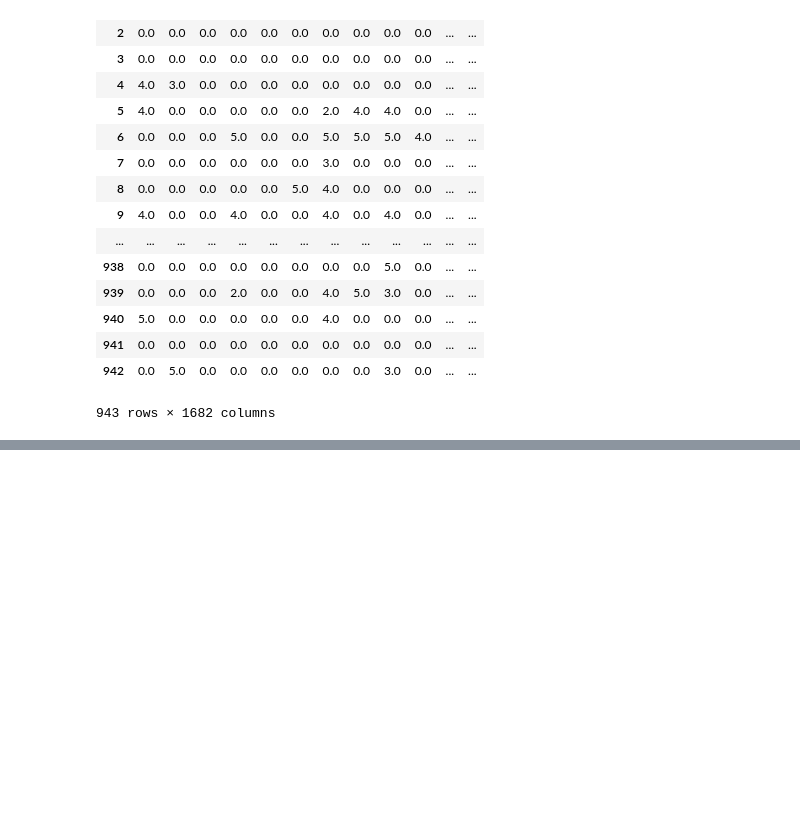
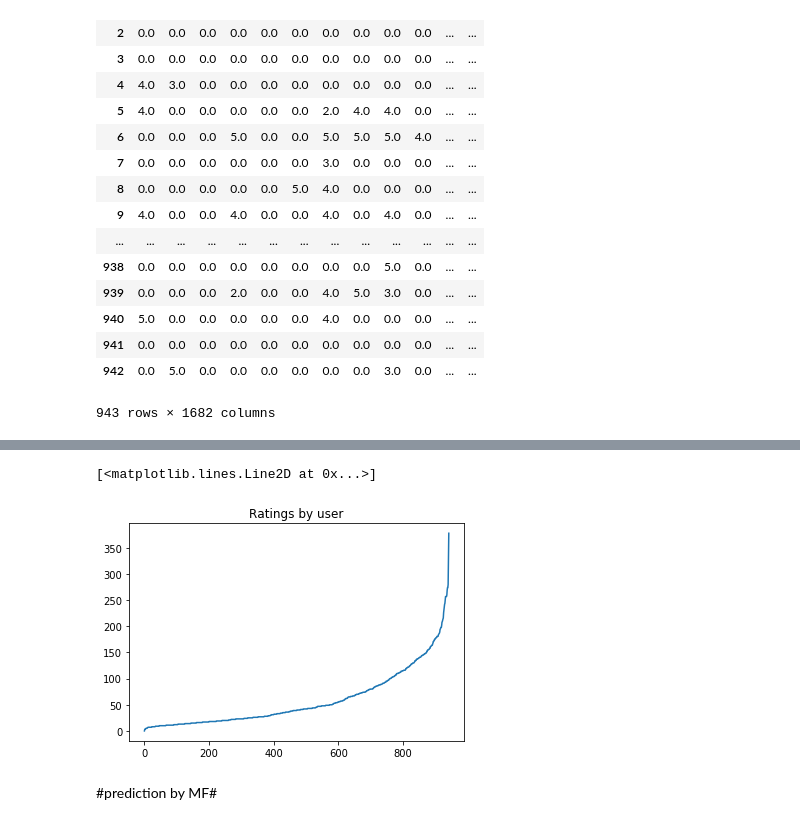
Before and after one commit to cheeseischeese/recommendationsystem, a Jupyter notebook: data preprocess.ipynb, the cells around one changed output, grey strips where cells are left out. Saved outputs shown, nothing was run; the diff lists cells and outputs as text; code cells hidden in the pictures; blank space fills up the shorter version.

```diff
--- a/data preprocess.ipynb
+++ b/data preprocess.ipynb
@@ -387,0 +383,5 @@ pd.DataFrame(mf.full_matrix())
+# %%
+a=ratings.sort_values(by='rating',ascending=False).loc[:,"movie_id"].tolist()
+
+print(len(a))
+a
@@ -387,0 +407,6 @@ pd.DataFrame(mf.full_matrix())
+# %%
+list1=[]
+for i in range(1,944):
+
+    a=len(ratings[(ratings["rating"]>3)&(ratings["user_id"]==i)].loc[:,"movie_id"].tolist())
+    list1.extend([a])
@@ -387,0 +448,9 @@ pd.DataFrame(mf.full_matrix())
+# %%
+list1.sort()
+plt.title('Ratings by user')
+plt.plot(list1)
+# %% [output]
+[<matplotlib.lines.Line2D at 0x...>]
+[figure, added]
+# %% [markdown]
+#prediction by MF#
```
Also changed, not shown: parts of 21 cells of this notebook.
